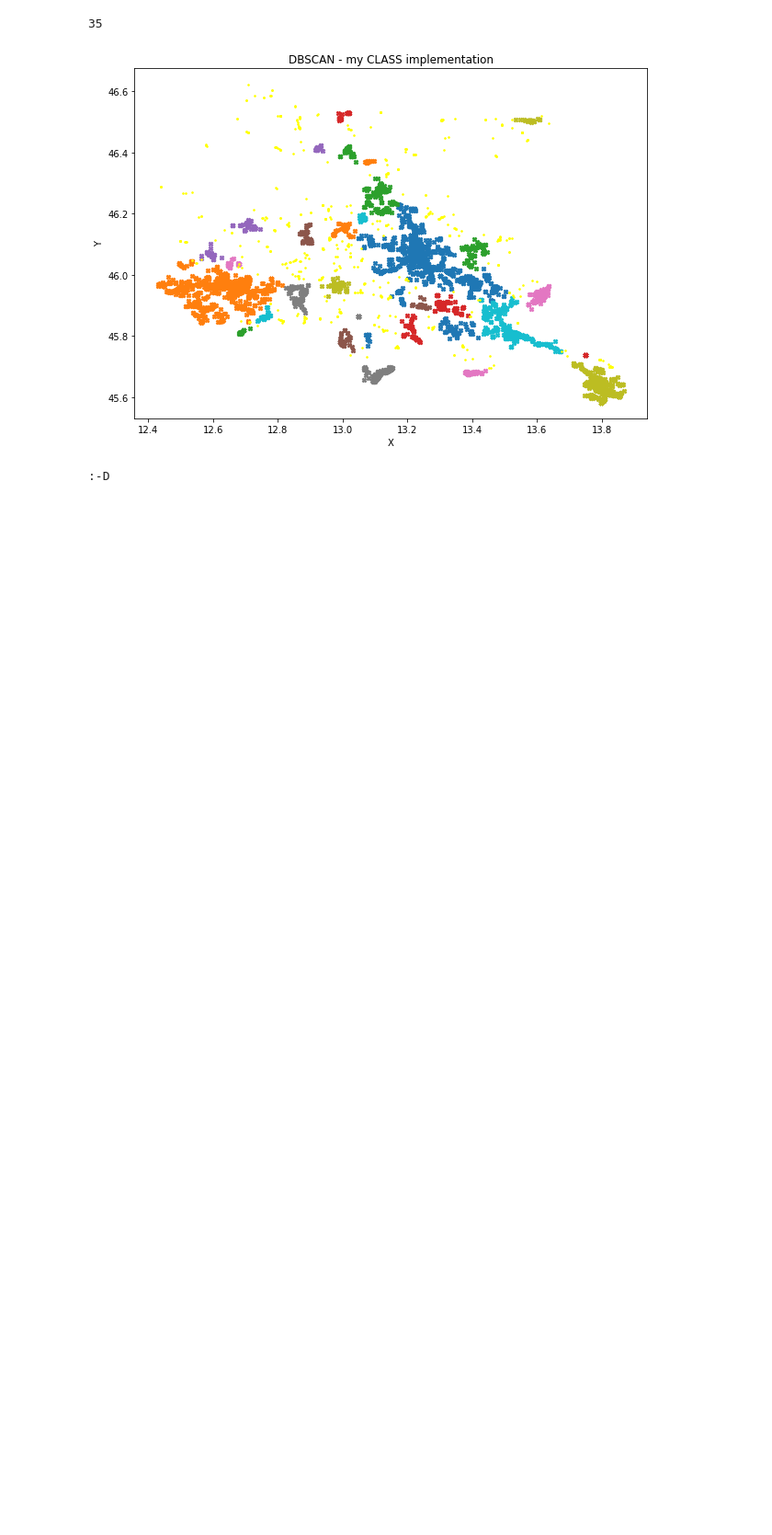
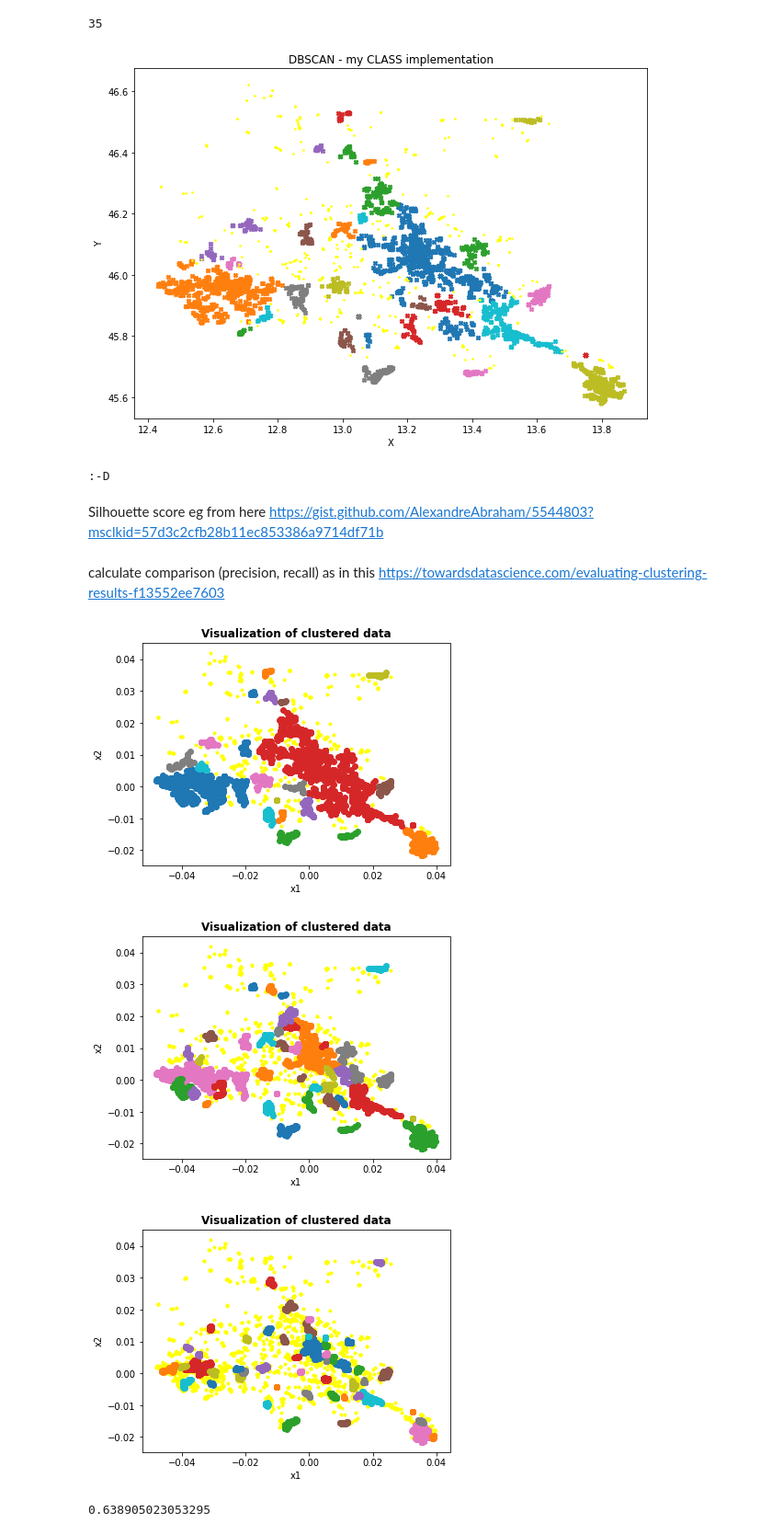
Before and after one commit to areasciencepark/maps_and_heatmaps, a Jupyter notebook: clustering_density_02_04.ipynb, the cells around one changed output. Shown: that part at 92% size. Drawn from its saved outputs; the diff is of its cells as text; code cells hidden in the pictures; blank space fills up the shorter version.

Commit message:
plot function

```diff
--- a/clustering_density_02_04.ipynb
+++ b/clustering_density_02_04.ipynb
@@ -33,13 +33,14 @@ data.describe
 
 [7955 rows x 6 columns]>
 # %%
-def plot_clusters(X, cluster_labels, centroids):
+def plot_clusters(X, cluster_labels):
     _, ax = plt.subplots(figsize=(6, 6))
     for i in np.unique(cluster_labels):
         cluster_points = X[cluster_labels == i , :]
-        centroid = centroids[i , :]
-        plt.scatter(cluster_points[:,0] , cluster_points[:,1] , cmap = i, marker='.')
-        plt.scatter(centroid[0] , centroid[1] , c = 'black', marker='*', s=60)
+        if i == 0:
+            plt.scatter(cluster_points[:,0] , cluster_points[:,1] , color="yellow", marker='.')
+        else:
+            plt.scatter(cluster_points[:,0] , cluster_points[:,1] , cmap = i, marker='o')
 
     plt.xlabel('x1')
     plt.ylabel('x2')
@@ -288,3 +289,30 @@ print(len(set(cc)))
 print(":-D")
 # %% [output]
 :-D
+# %% [markdown]
+Silhouette score
+eg from here
+https://gist.github.com/AlexandreAbraham/5544803?msclkid=57d3c2cfb28b11ec853386a9714df71b
+# %% [markdown]
+calculate comparison (precision, recall) as in this
+https://towardsdatascience.com/evaluating-clustering-results-f13552ee7603
+# %%
+from sklearn.metrics.cluster import fowlkes_mallows_score
+
+np.random.seed(999)
+clusters1 = clustering_DBSCAN_noise(X, epsilon=.0015, minPoints=20)
+plot_clusters(X, clusters1)
+
+clusters2 = clustering_DBSCAN_noise(X, epsilon=.0010, minPoints=20)
+plot_clusters(X, clusters2)
+
+clusters3 = clustering_DBSCAN_noise(X, epsilon=.0005, minPoints=20)
+plot_clusters(X, clusters3)
+
+plt.show()
+fowlkes_mallows_score(clusters2, clusters1)
+# %% [output]
+[figure, added]
+[figure, added]
+[figure, added]
+0.638905023053295
```
